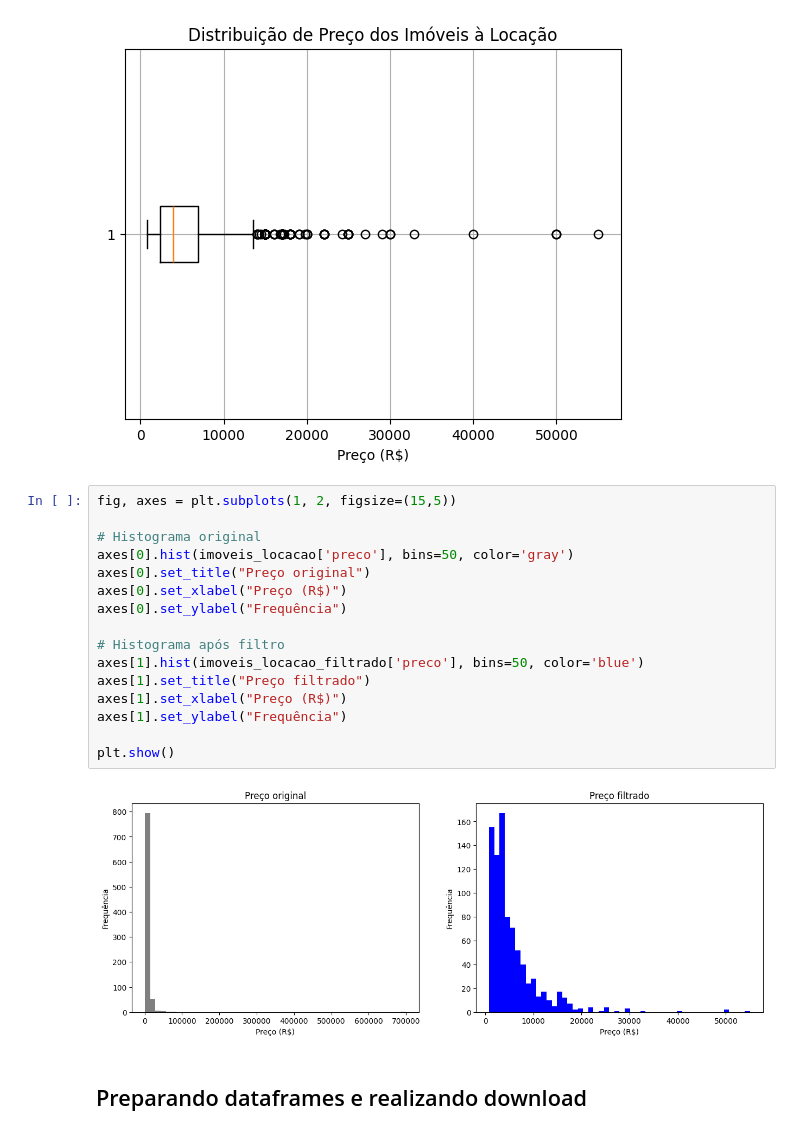
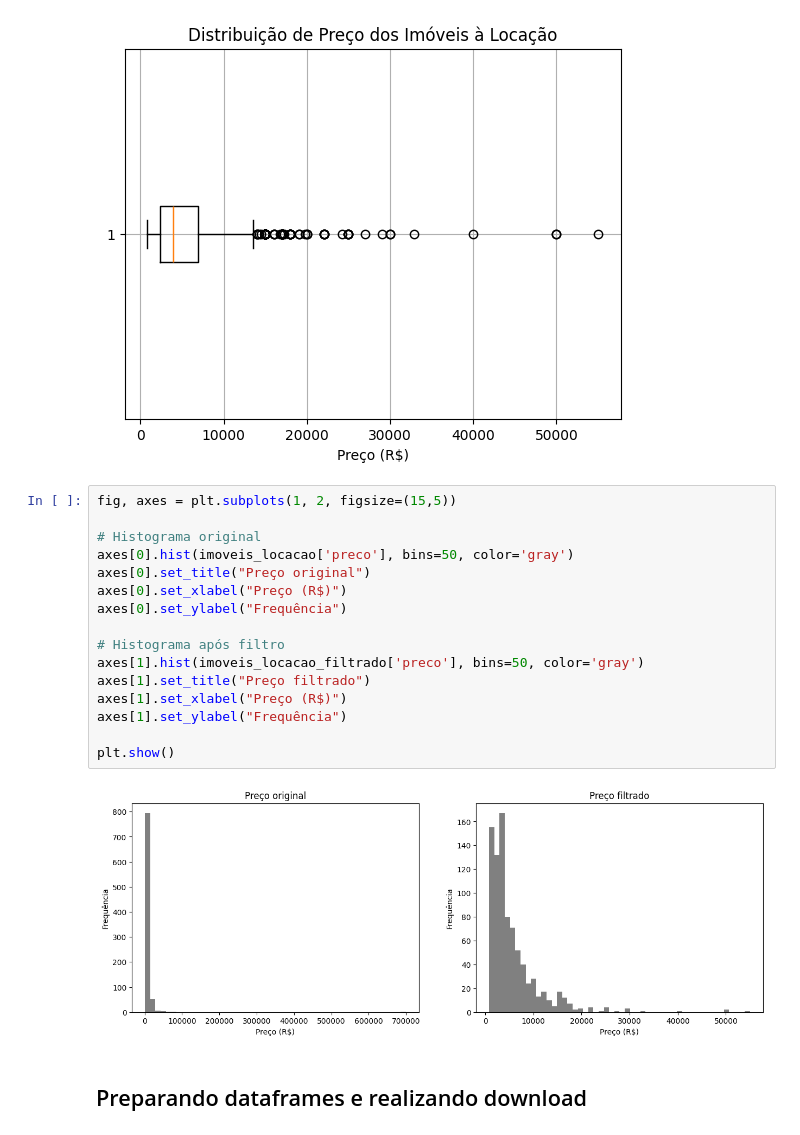
Before and after one commit to RaffaR902/TCC-API-COM-MACHINE-LEARNING, a Jupyter notebook: Pre Processamento de Dados/preprocessamento_imoveis.ipynb, the cells around one changed output. Drawn from its saved outputs; the diff is of its cells as text.

```diff
--- a/Pre Processamento de Dados/preprocessamento_imoveis.ipynb
+++ b/Pre Processamento de Dados/preprocessamento_imoveis.ipynb
@@ -407,21 +407,21 @@ plt.show()
 # %%
 fig, axes = plt.subplots(1, 2, figsize=(15,5))
 
 # Histograma original
 axes[0].hist(imoveis_locacao['preco'], bins=50, color='gray')
 axes[0].set_title("Preço original")
 axes[0].set_xlabel("Preço (R$)")
 axes[0].set_ylabel("Frequência")
 
 # Histograma após filtro
-axes[1].hist(imoveis_locacao_filtrado['preco'], bins=50, color='blue')
+axes[1].hist(imoveis_locacao_filtrado['preco'], bins=50, color='gray')
 axes[1].set_title("Preço filtrado")
 axes[1].set_xlabel("Preço (R$)")
 axes[1].set_ylabel("Frequência")
 
 plt.show()
 # %% [output]
-[figure, old version]
+[figure, new version]
 # %% [markdown]
 <h2>Preparando dataframes e realizando download</h2>
 # %%
```
Also changed, not shown: parts of 1 cell of this notebook.
